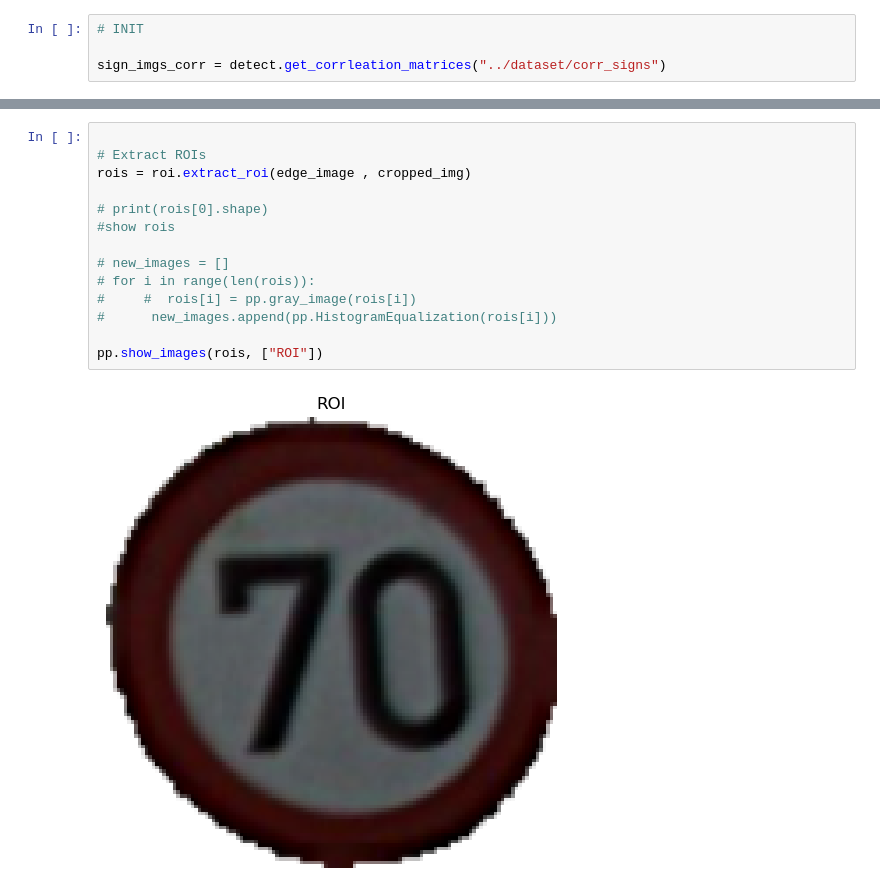
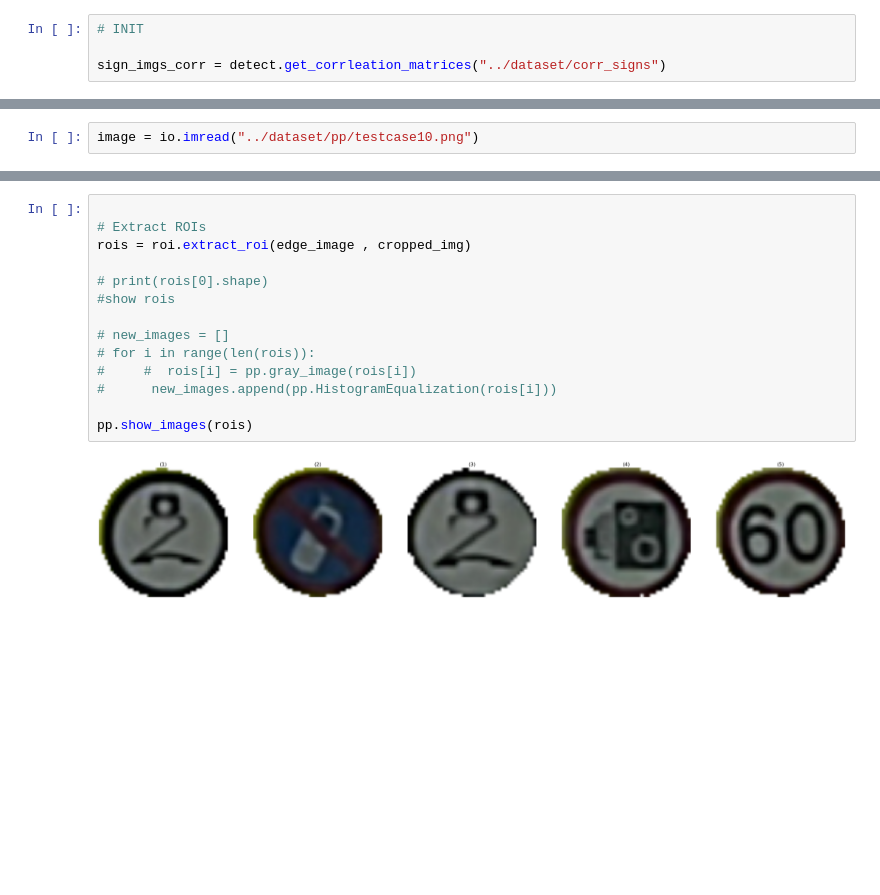
Before and after one commit to ahmedsaad562000/Hdy_3sahn_T3dy, a Jupyter notebook: full_pipeline/main.ipynb, the cells around one changed output, grey strips where cells are left out. Saved outputs shown, nothing was run; the diff lists cells and outputs as text; blank space fills up the shorter version.

```diff
--- a/full_pipeline/main.ipynb
+++ b/full_pipeline/main.ipynb
@@ -26,3 +47,5 @@ image = io.imread("../dataset/tc/00283.jpg")
+# %%
+image = io.imread("../dataset/pp/testcase10.png")
 # %%
 
 image = cv2.resize(image, (1280, 720))
@@ -46,19 +69,19 @@ pp.show_images([equalized_image.astype(np.uint8)], ["Input Image", "Cropped Imag
 # %%
 
 # Extract ROIs
 rois = roi.extract_roi(edge_image , cropped_img)
 
 # print(rois[0].shape)
 #show rois
 
 # new_images = []
 # for i in range(len(rois)):
 #     #  rois[i] = pp.gray_image(rois[i])
 #      new_images.append(pp.HistogramEqualization(rois[i]))
 
-pp.show_images(rois, ["ROI"])
+pp.show_images(rois)
 # %% [output]
-[figure, old version]
+[figure, new version]
 # %%
 if (len(rois)  == 0):
     print("no rois")
```
Also changed, not shown: parts of 10 cells of this notebook, 1 other file.
